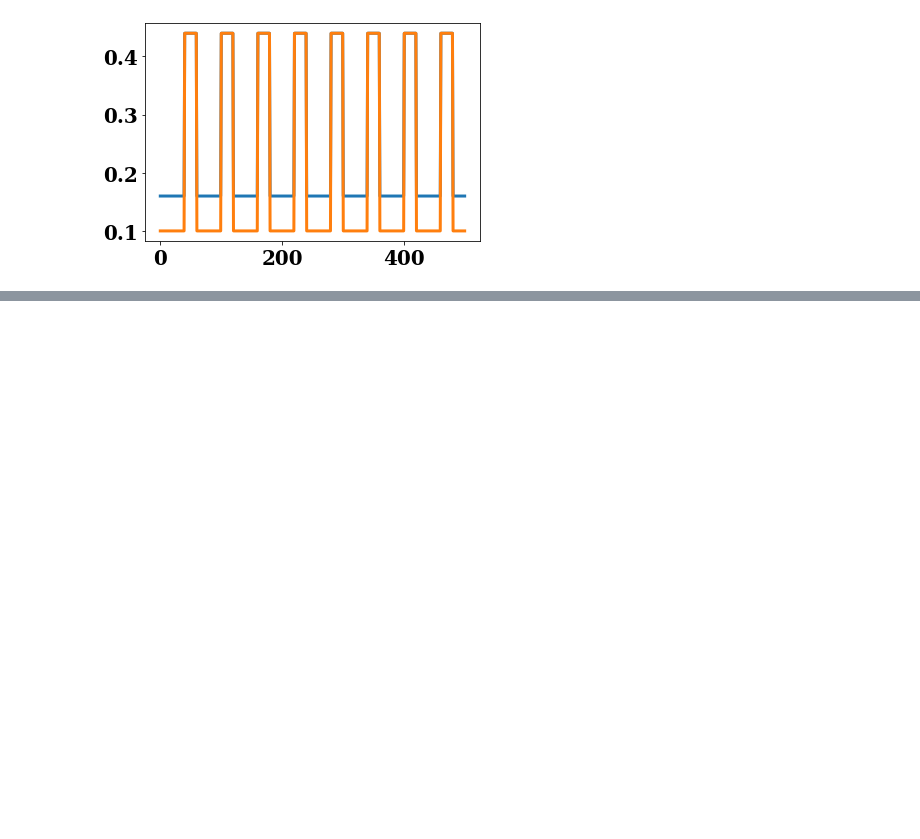
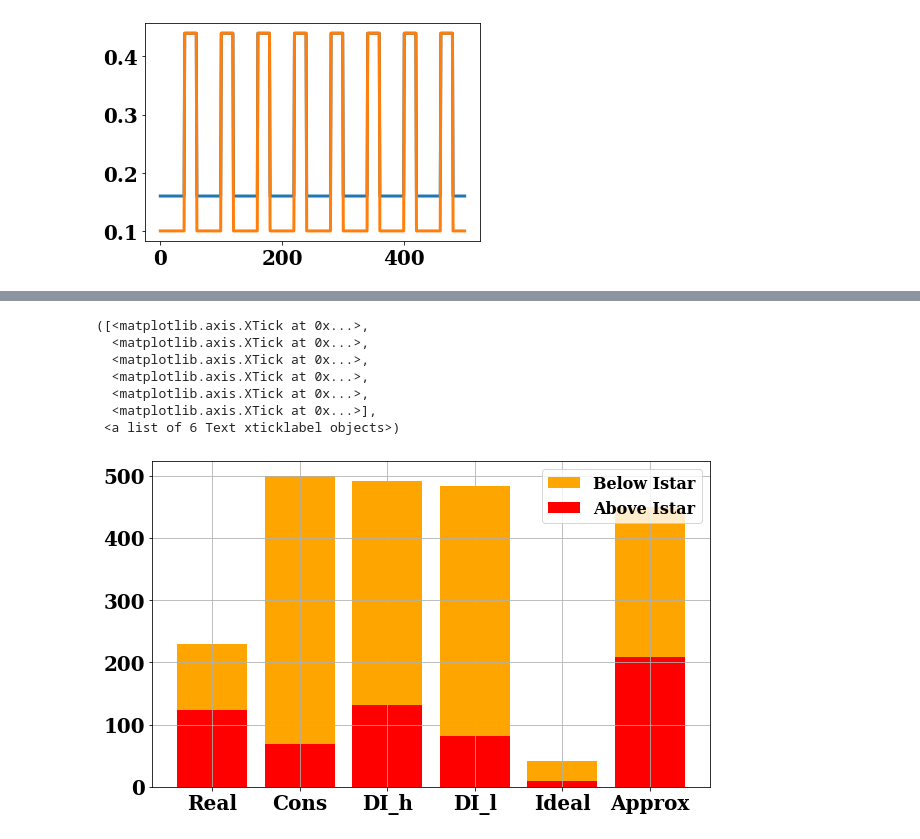
Before and after one commit to dsindiavscovid/CoSIR, a Jupyter notebook: baselines.ipynb, the cells around one changed output, grey strips where cells are left out. Drawn from its saved outputs; the diff is of its cells as text; code cells hidden in the pictures; blank space fills up the shorter version.

```diff
--- a/baselines.ipynb
+++ b/baselines.ipynb
@@ -252,3 +274,40 @@ plt.xticks(range(5), names)
+# %%
+def getIBelowAboveIstar(I, Istar, buffer=0.1):
+    below = 0
+    above = 0
+    for i in I:
+        if(i<=Istar*(1-buffer)):
+            below += 1
+        elif(i>=Istar*(1+buffer)):
+            above += 1
+    return below, above
+
+belowAbove = {}
+belowAbove['Real'] = getIBelowAboveIstar(I_real, Istar)
+belowAbove['Cons'] = getIBelowAboveIstar(I_cons, Istar)
+belowAbove['DI_h'] = getIBelowAboveIstar(I_dI_h, Istar)
+belowAbove['DI_l'] = getIBelowAboveIstar(I_dI_l, Istar)
+belowAbove['Ideal'] = getIBelowAboveIstar(I_ideal, Istar)
+belowAbove['Approx'] = getIBelowAboveIstar(I_approx, Istar)
+
+names = ['Real', 'Cons', 'DI_h', 'DI_l', 'Ideal', 'Approx']
+belows = [belowAbove[n][0] for n in names]
+aboves = [belowAbove[n][1] for n in names]
+plt.figure(figsize=(10,6))
+plt.grid()
+plt.bar(range(len(names)), belows, bottom = aboves, width =0.8, color='orange', label = "Below Istar")
+plt.bar(range(len(names)), aboves, width =0.8, color = 'red', label = "Above Istar")
+plt.legend()
+plt.xticks(range(len(names)), names)
+# %% [output]
+([<matplotlib.axis.XTick at 0x...>,
+  <matplotlib.axis.XTick at 0x...>,
+  <matplotlib.axis.XTick at 0x...>,
+  <matplotlib.axis.XTick at 0x...>,
+  <matplotlib.axis.XTick at 0x...>,
+  <matplotlib.axis.XTick at 0x...>],
+ <a list of 6 Text xticklabel objects>)
+[figure, added]
 # %%
 def betaTrend(betaList):
     below = []
```
Also changed, not shown: parts of 10 cells of this notebook, 2 other files.
